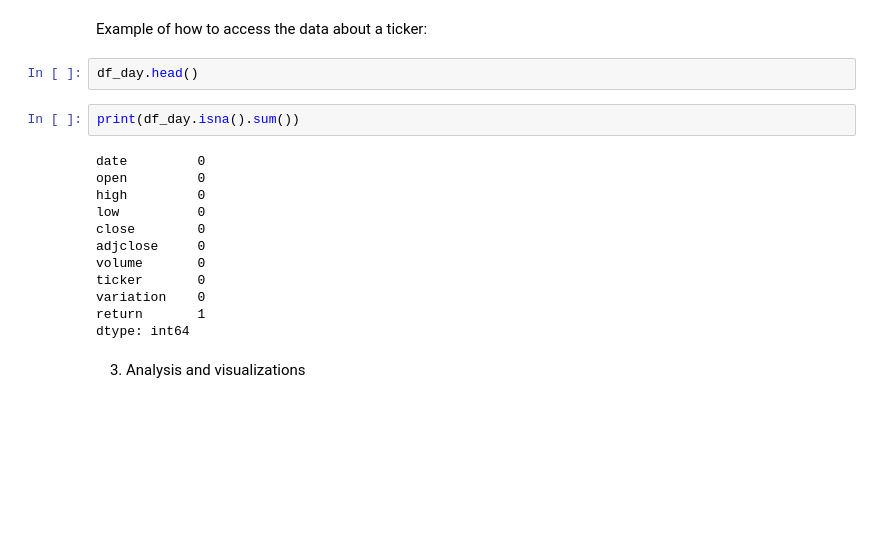
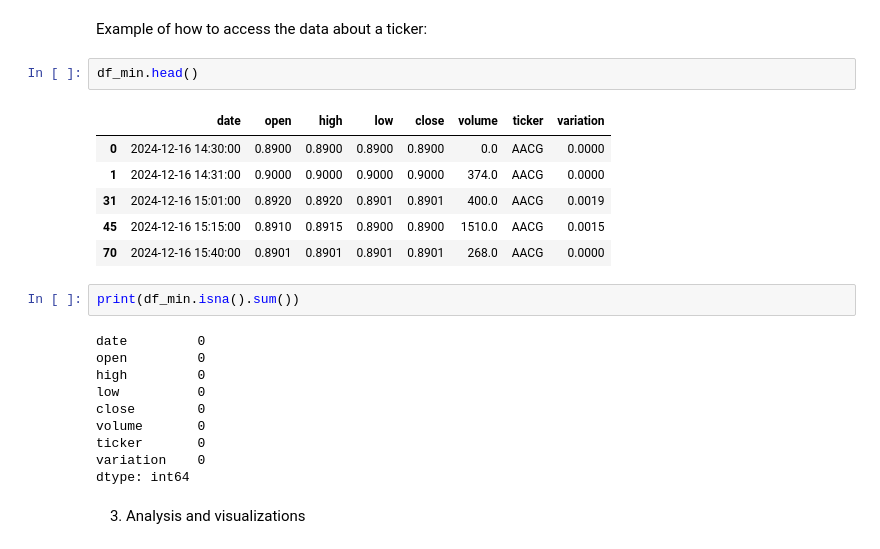
Before and after one commit to AugustinSamier/BigDataFrameworks, a Jupyter notebook: Project.ipynb, the cells around one changed output. Cells and saved outputs as stored; diff of their text form; blank space fills up the shorter version.

```diff
--- a/Project.ipynb
+++ b/Project.ipynb
@@ -165,20 +194,25 @@ ABVE : 121
 # %% [markdown]
 Example of how to access the data about a ticker:
 # %%
-df_day.head()
+df_min.head()
+# %% [output]
+|  | date | open | high | low | close | volume | ticker | variation |
+| 0 | 2024-12-16 14:30:00 | 0.8900 | 0.8900 | 0.8900 | 0.8900 | 0.0 | AACG | 0.0000 |
+| 1 | 2024-12-16 14:31:00 | 0.9000 | 0.9000 | 0.9000 | 0.9000 | 374.0 | AACG | 0.0000 |
+| 31 | 2024-12-16 15:01:00 | 0.8920 | 0.8920 | 0.8901 | 0.8901 | 400.0 | AACG | 0.0019 |
+| 45 | 2024-12-16 15:15:00 | 0.8910 | 0.8915 | 0.8900 | 0.8900 | 1510.0 | AACG | 0.0015 |
+| 70 | 2024-12-16 15:40:00 | 0.8901 | 0.8901 | 0.8901 | 0.8901 | 268.0 | AACG | 0.0000 |
 # %%
-print(df_day.isna().sum())
+print(df_min.isna().sum())
 # %% [output]
 date         0
 open         0
 high         0
 low          0
 close        0
-adjclose     0
 volume       0
 ticker       0
 variation    0
-return       1
 dtype: int64
 # %% [markdown]
 3. Analysis and visualizations
```
Also changed, not shown: parts of 6 cells of this notebook.
